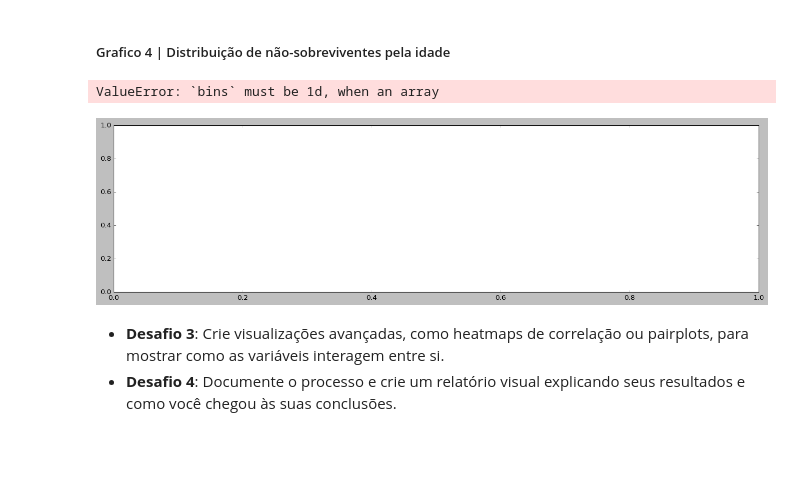
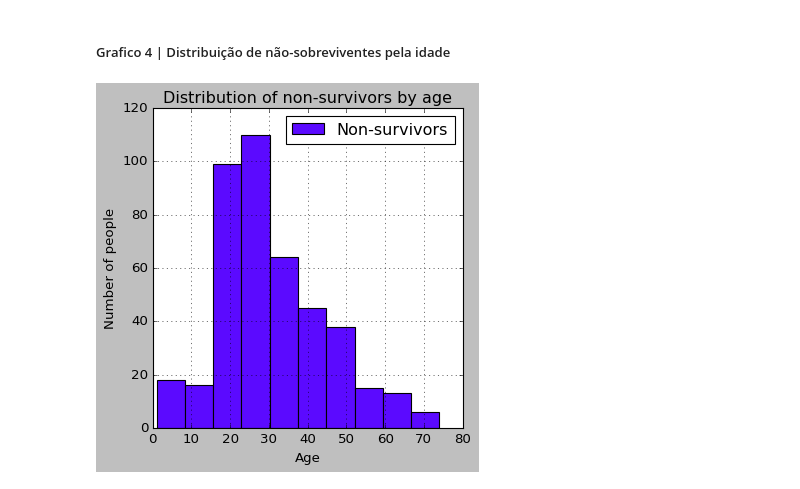
Before and after one commit to WesleyAlvesDS/Projetos, a Jupyter notebook: ProjetoTitanic/titanic_analitcs.ipynb, the cells around one changed output. Drawn from its saved outputs; the diff is of its cells as text; code cells hidden in the pictures; blank space fills up the shorter version.

```diff
--- a/ProjetoTitanic/titanic_analitcs.ipynb
+++ b/ProjetoTitanic/titanic_analitcs.ipynb
@@ -174,3 +173,10 @@ display(survived_by_class)
 | 1 | 80 | 136 |
 | 2 | 97 | 87 |
 | 3 | 372 | 119 |
+# %%
+no_survived_by_age = df[['Survived', 'Age']]
+no_survived_data = no_survived_by_age.drop(no_survived_by_age[no_survived_by_age['Age']==0.0].index,axis=0)
+no_survived_data = no_survived_by_age.query("Survived == 0")
+no_survived_data = no_survived_data[no_survived_data['Age'] != 0.0]
+
+display(no_survived_data)
@@ -238,19 +259,13 @@ plt.show()
 # %% [markdown]
 ##### Grafico 4 | Distribuição de não-sobreviventes pela idade
-# %%
-# grafico de linhas plot
-
-survived_by_age = new_df[['Age','Survived']]
-survived_by_age = survived_by_age.groupby('Age').mean()
-age = survived_by_age.index
-no_surv = survived_by_age[['Survived']]
-fig , ax = plt.subplots(figsize=(20,5))
-ax.hist(age,no_surv)
-
-plt.show()
-# %% [output]
-ValueError: `bins` must be 1d, when an array
-[figure, removed]
-# %% [markdown]
-- **Desafio 3**: Crie visualizações avançadas, como heatmaps de correlação ou pairplots, para mostrar como as variáveis interagem entre si.
-- **Desafio 4**: Documente o processo e crie um relatório visual explicando seus resultados e como você chegou às suas conclusões.
+# %%
+fig, ax1 = plt.subplots(figsize=(5,5))
+ax1.hist(no_survived_data['Age'],label='Non-survivors',color='#5B0AFF')
+ax1.set_title('Distribution of non-survivors by age')
+ax1.set_ylabel('Number of people')
+ax1.set_xlabel('Age')
+ax1.grid()
+ax1.legend()
+plt.show()
+# %% [output]
+[figure, added]
```
Also changed, not shown: parts of 7 cells of this notebook.
